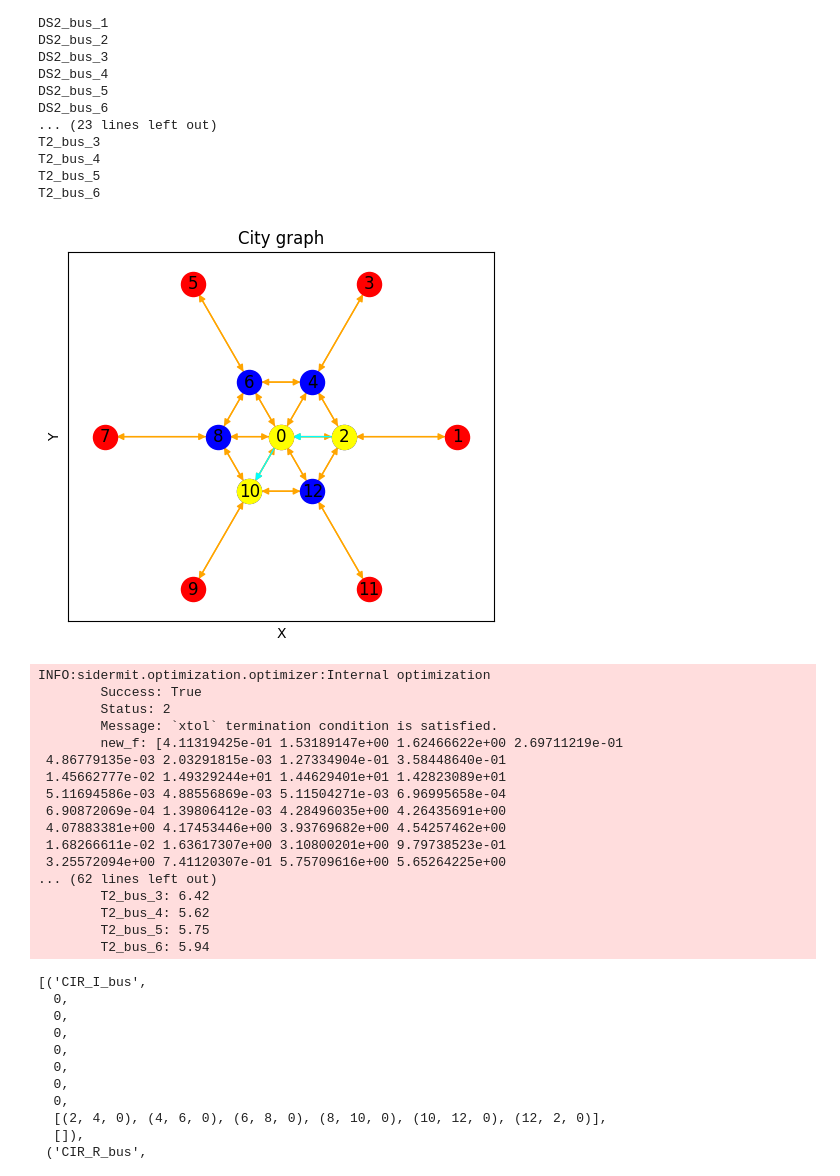
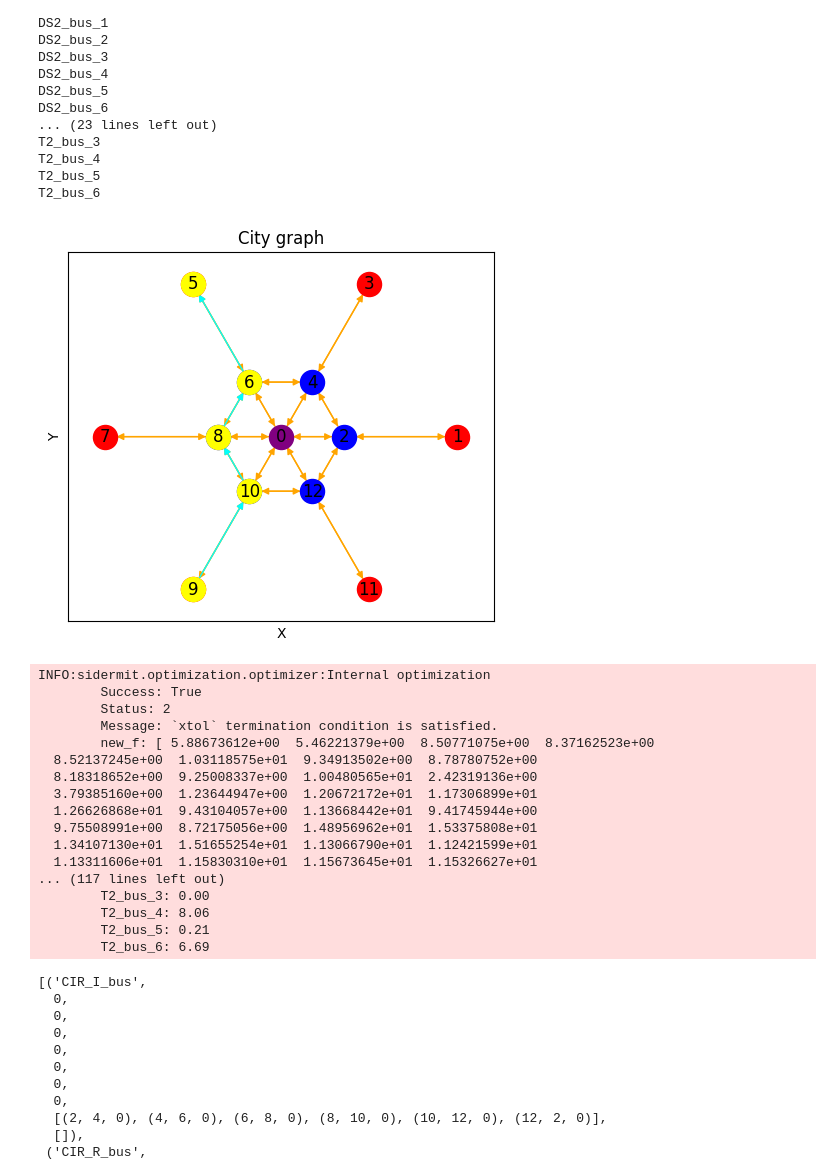
Before and after one commit to valeegomex/Genetic-algorithm-parametric-city, a Jupyter notebook: Resultados_estrategicos.ipynb, the cells around one changed output. Cells and saved outputs as stored; diff of their text form; code cells hidden in the pictures.

```diff
--- a/Resultados_estrategicos.ipynb
+++ b/Resultados_estrategicos.ipynb
@@ -39,7 +39,7 @@ bus_obj=  TransportMode(name='bus', bya=0, co=8.61 , c1=0.15, c2=0, v=20, t=2.5,
 # build a network without routes
 network_direct = TransportNetwork(graph_obj)
 
-# circular_route = network_direct.get_circular_routes(mode_obj=bus_obj)
+circular_route = network_direct.get_circular_routes(mode_obj=bus_obj)
 diametral_route_j3s = network_direct.get_diametral_routes(mode_obj=bus_obj, jump=3, short=True, express=False)
 # diametral_route_j2 = network_direct.get_diametral_routes(mode_obj=bus_obj, jump=2, short=False, express=False)
 diametral_route_j3 = network_direct.get_diametral_routes(mode_obj=bus_obj, jump=3, short=False, express=False)
@@ -52,8 +52,8 @@ tangencial_route = network_direct.get_tangencial_routes(mode_obj=bus_obj, jump=2
 
 
 # to add diametral and circular routes to transport network
-# for route in circular_route:
-#     network_direct.add_route(route)
+for route in circular_route:
+    network_direct.add_route(route)
 for route in diametral_route_j3s:
     network_direct.add_route(route)
 for route in diametral_route_j2s:
@@ -94,9 +94,9 @@ T2_bus_4
 T2_bus_5
 T2_bus_6
 # %%
-network_direct.plot("sidermit.png", list_routes=["DS2_bus_5"], direction="R")
+network_direct.plot("sidermit.png", list_routes=["T2_bus_3"], direction="R")
 # %% [output]
-[figure, old version]
+[figure, new version]
 # %%
 demand_obj = Demand.build_from_parameters(graph_obj, y=15000, a=0.8, alpha=0.5, beta=0.25) # Define demand
 opt_obj = Optimizer.network_optimization(graph_obj, demand_obj, passenger_obj, network_direct, max_number_of_iteration=5, tolerance=0.1)
@@ -105,19 +105,19 @@ INFO:sidermit.optimization.optimizer:Internal optimization
         Success: True
         Status: 2
         Message: `xtol` termination condition is satisfied.
-        new_f: [4.11319425e-01 1.53189147e+00 1.62466622e+00 2.69711219e-01
- 4.86779135e-03 2.03291815e-03 1.27334904e-01 3.58448640e-01
- 1.45662777e-02 1.49329244e+01 1.44629401e+01 1.42823089e+01
- 5.11694586e-03 4.88556869e-03 5.11504271e-03 6.96995658e-04
- 6.90872069e-04 1.39806412e-03 4.28496035e+00 4.26435691e+00
- 4.07883381e+00 4.17453446e+00 3.93769682e+00 4.54257462e+00
- 1.68266611e-02 1.63617307e+00 3.10800201e+00 9.79738523e-01
- 3.25572094e+00 7.41120307e-01 5.75709616e+00 5.65264225e+00
-... (62 lines left out)
-        T2_bus_3: 6.42
-        T2_bus_4: 5.62
-        T2_bus_5: 5.75
-        T2_bus_6: 5.94
+        new_f: [ 5.88673612e+00  5.46221379e+00  8.50771075e+00  8.37162523e+00
+  8.52137245e+00  1.03118575e+01  9.34913502e+00  8.78780752e+00
+  8.18318652e+00  9.25008337e+00  1.00480565e+01  2.42319136e+00
+  3.79385160e+00  1.23644947e+00  1.20672172e+01  1.17306899e+01
+  1.26626868e+01  9.43104057e+00  1.13668442e+01  9.41745944e+00
+  9.75508991e+00  8.72175056e+00  1.48956962e+01  1.53375808e+01
+  1.34107130e+01  1.51655254e+01  1.13066790e+01  1.12421599e+01
+  1.13311606e+01  1.15830310e+01  1.15673645e+01  1.15326627e+01
+... (117 lines left out)
+        T2_bus_3: 0.00
+        T2_bus_4: 8.06
+        T2_bus_5: 0.21
+        T2_bus_6: 6.69
 # %%
 # to get a data structure with network results
 network_result = opt_obj.get_network_results()
```
Also changed, not shown: parts of 5 cells of this notebook.
